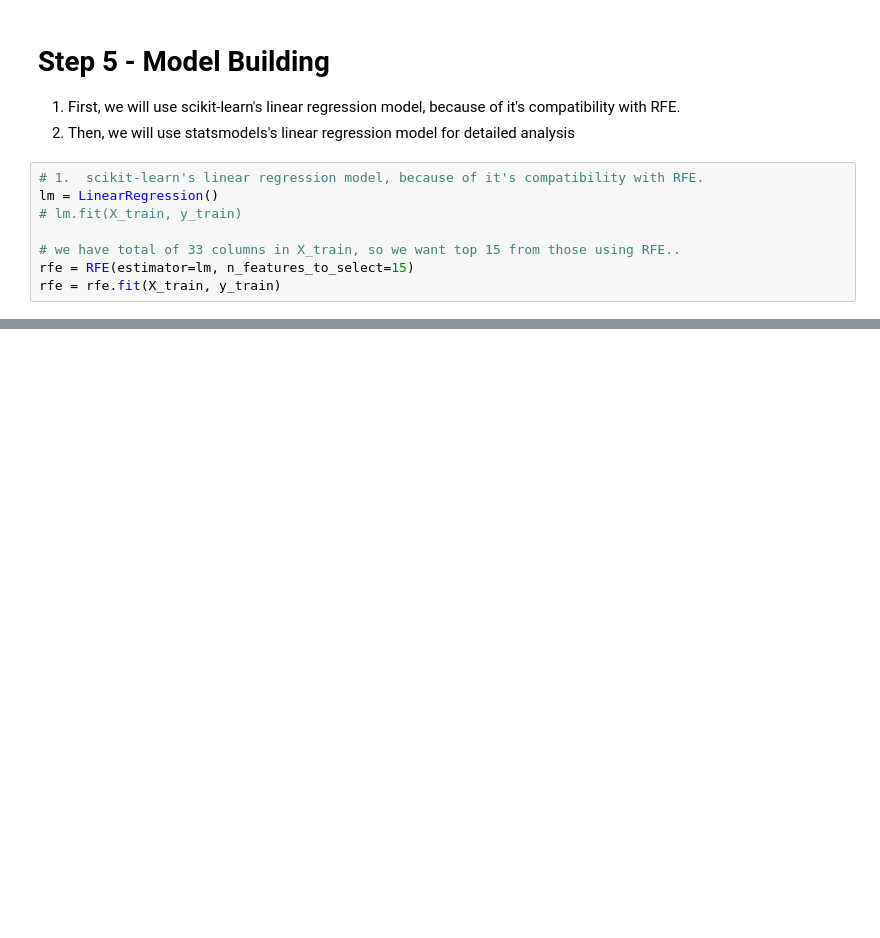
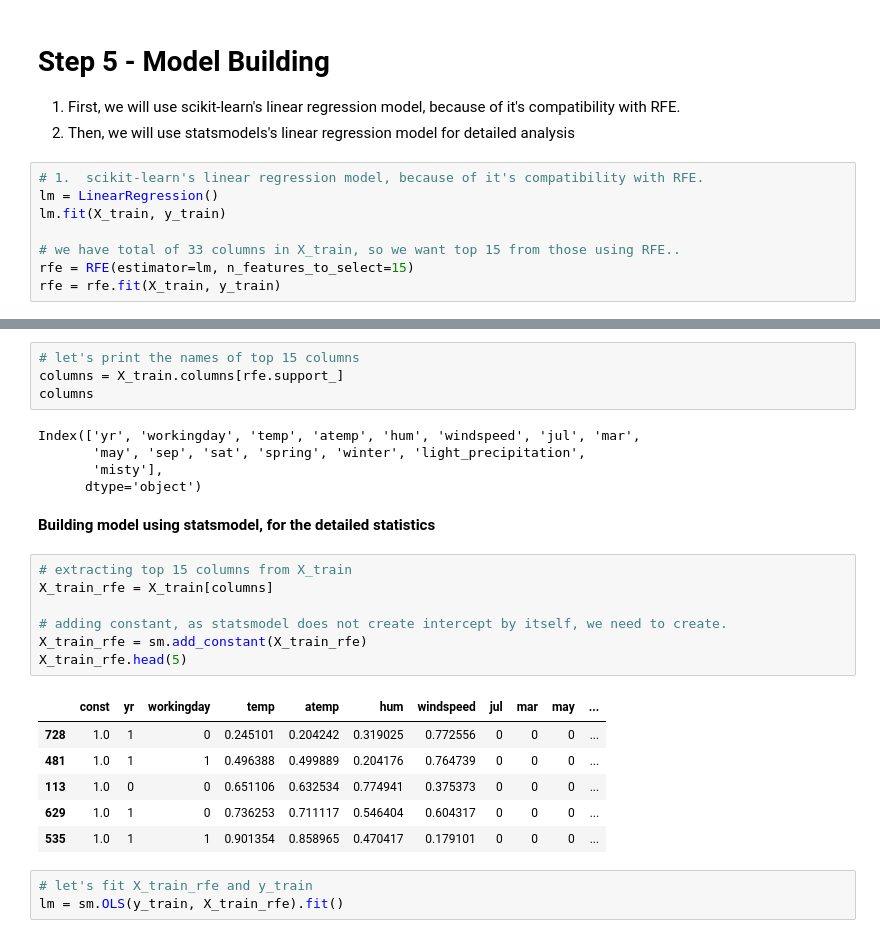
Before and after one commit to Nidhi-Mantri/MLR_Bike_Assignment, a Jupyter notebook: MLR_Bike_Assignment.ipynb, the cells around one changed output, grey strips where cells are left out. Saved outputs shown, nothing was run; the diff lists cells and outputs as text; blank space fills up the shorter version.

```diff
--- a/MLR_Bike_Assignment.ipynb
+++ b/MLR_Bike_Assignment.ipynb
@@ -545,7 +545,7 @@ X_test = bike_test
 # %%
 # 1.  scikit-learn's linear regression model, because of it's compatibility with RFE.
 lm = LinearRegression()
-# lm.fit(X_train, y_train)
+lm.fit(X_train, y_train)
 
 # we have total of 33 columns in X_train, so we want top 15 from those using RFE..
 rfe = RFE(estimator=lm, n_features_to_select=15)
@@ -572,0 +574,28 @@ list(zip(X_train.columns,rfe.support_,rfe.ranking_))
+# %%
+# let's print the names of top 15 columns
+columns = X_train.columns[rfe.support_]
+columns
+# %% [output]
+Index(['yr', 'workingday', 'temp', 'atemp', 'hum', 'windspeed', 'jul', 'mar',
+       'may', 'sep', 'sat', 'spring', 'winter', 'light_precipitation',
+       'misty'],
+      dtype='object')
+# %% [markdown]
+**Building model using statsmodel, for the detailed statistics**
+# %%
+# extracting top 15 columns from X_train
+X_train_rfe = X_train[columns]
+
+# adding constant, as statsmodel does not create intercept by itself, we need to create.
+X_train_rfe = sm.add_constant(X_train_rfe)
+X_train_rfe.head(5)
+# %% [output]
+|  | const | yr | workingday | temp | atemp | hum | windspeed | jul | mar | may | ... |
+| 728 | 1.0 | 1 | 0 | 0.245101 | 0.204242 | 0.319025 | 0.772556 | 0 | 0 | 0 | ... |
+| 481 | 1.0 | 1 | 1 | 0.496388 | 0.499889 | 0.204176 | 0.764739 | 0 | 0 | 0 | ... |
+| 113 | 1.0 | 0 | 0 | 0.651106 | 0.632534 | 0.774941 | 0.375373 | 0 | 0 | 0 | ... |
+| 629 | 1.0 | 1 | 0 | 0.736253 | 0.711117 | 0.546404 | 0.604317 | 0 | 0 | 0 | ... |
+| 535 | 1.0 | 1 | 1 | 0.901354 | 0.858965 | 0.470417 | 0.179101 | 0 | 0 | 0 | ... |
+# %%
+# let's fit X_train_rfe and y_train
+lm = sm.OLS(y_train, X_train_rfe).fit()
```
Also changed, not shown: parts of 19 cells of this notebook.
